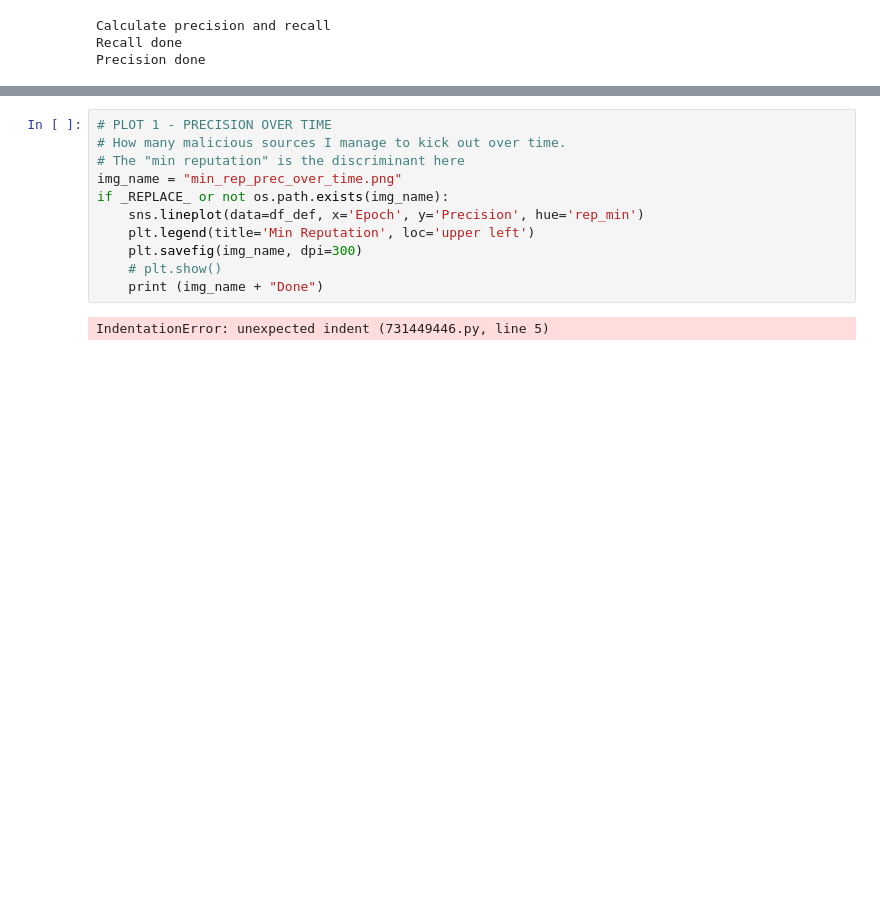
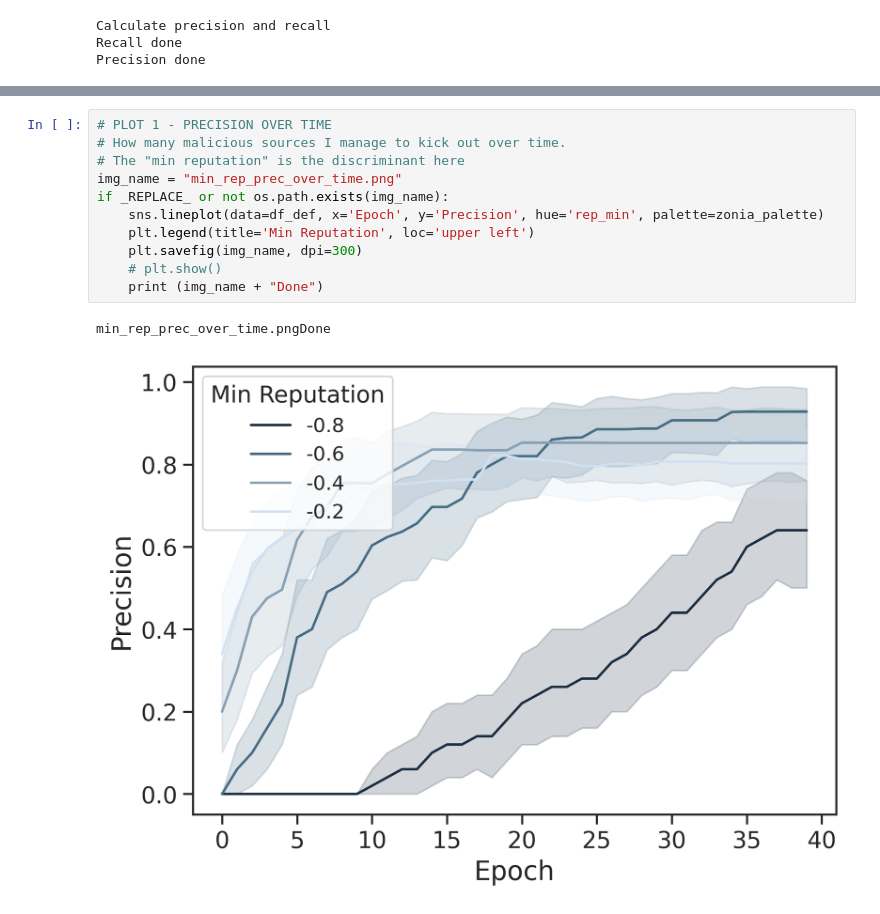
Before and after one commit to UniBO-PRISMLab/desmo-reputation, a Jupyter notebook: plots.ipynb, the cells around one changed output, grey strips where cells are left out. Saved outputs shown, nothing was run; the diff lists cells and outputs as text; blank space fills up the shorter version.

```diff
--- a/plots.ipynb
+++ b/plots.ipynb
@@ -119,13 +142,14 @@ min_rep_over_time.pngDone
 # %%
 # PLOT 1 - PRECISION OVER TIME
 # How many malicious sources I manage to kick out over time.
 # The "min reputation" is the discriminant here
 img_name = "min_rep_prec_over_time.png"
 if _REPLACE_ or not os.path.exists(img_name):
-    sns.lineplot(data=df_def, x='Epoch', y='Precision', hue='rep_min')
+    sns.lineplot(data=df_def, x='Epoch', y='Precision', hue='rep_min', palette=zonia_palette)
     plt.legend(title='Min Reputation', loc='upper left')
     plt.savefig(img_name, dpi=300)
     # plt.show()
     print (img_name + "Done")
 # %% [output]
-IndentationError: unexpected indent (731449446.py, line 5)
+min_rep_prec_over_time.pngDone
+[figure, added]
```
Also changed, not shown: parts of 20 cells of this notebook, 8 other files.
